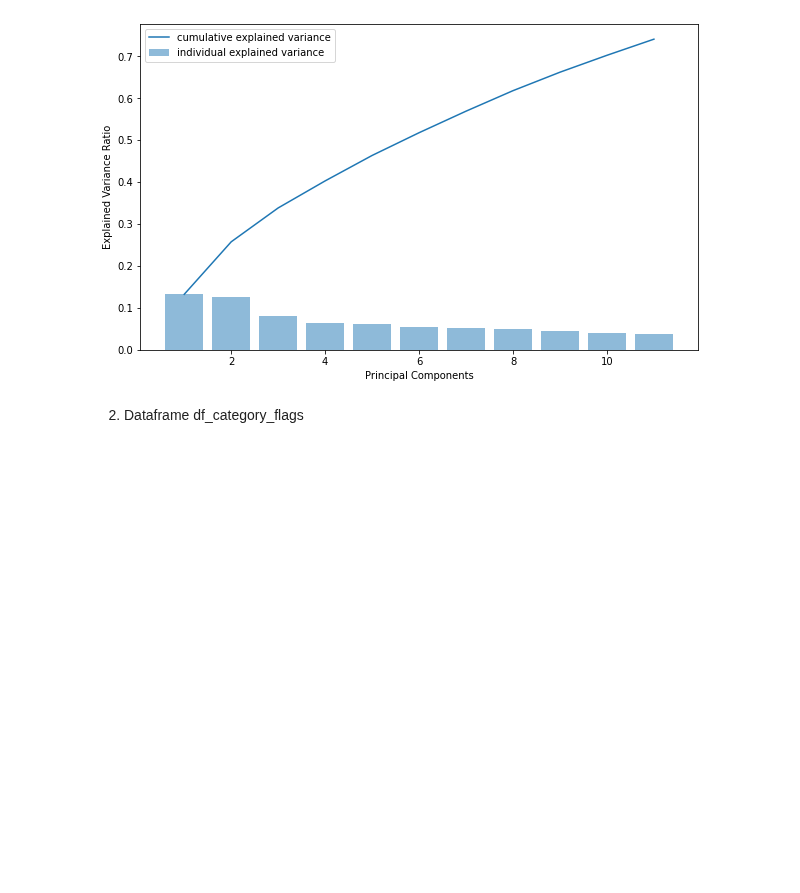
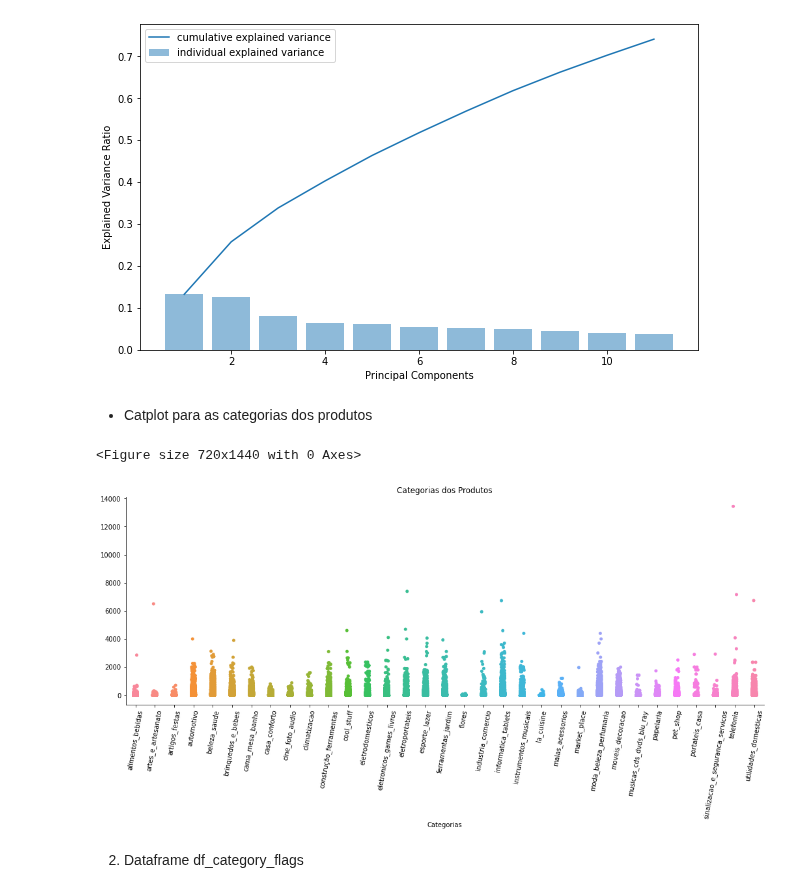
Before and after one commit to smalvar/olist-e-commerce, a Jupyter notebook: PCA_analysis.ipynb, the cells around one changed output. Cells and saved outputs as stored; diff of their text form; code cells hidden in the pictures; blank space fills up the shorter version.

Commit message:
Add catplot

```diff
--- a/PCA_analysis.ipynb
+++ b/PCA_analysis.ipynb
@@ -335,6 +335,18 @@ plt.legend(loc='best')
 plt.show()
 # %% [output]
 [figure]
+# %% [markdown]
+- Catplot para as categorias dos produtos
+# %%
+plt.figure(figsize=(10,20))
+sns.catplot(data=df_category_precos,  height=5, aspect=3)
+plt.title('Categorias dos Produtos')
+plt.xlabel('Categorias')
+plt.xticks(rotation=80)
+plt.show()
+# %% [output]
+<Figure size 720x1440 with 0 Axes>
+[figure, added]
 # %% [markdown]
 2) Dataframe df_category_flags
 # %%
```
Also changed, not shown: parts of 5 cells of this notebook.
